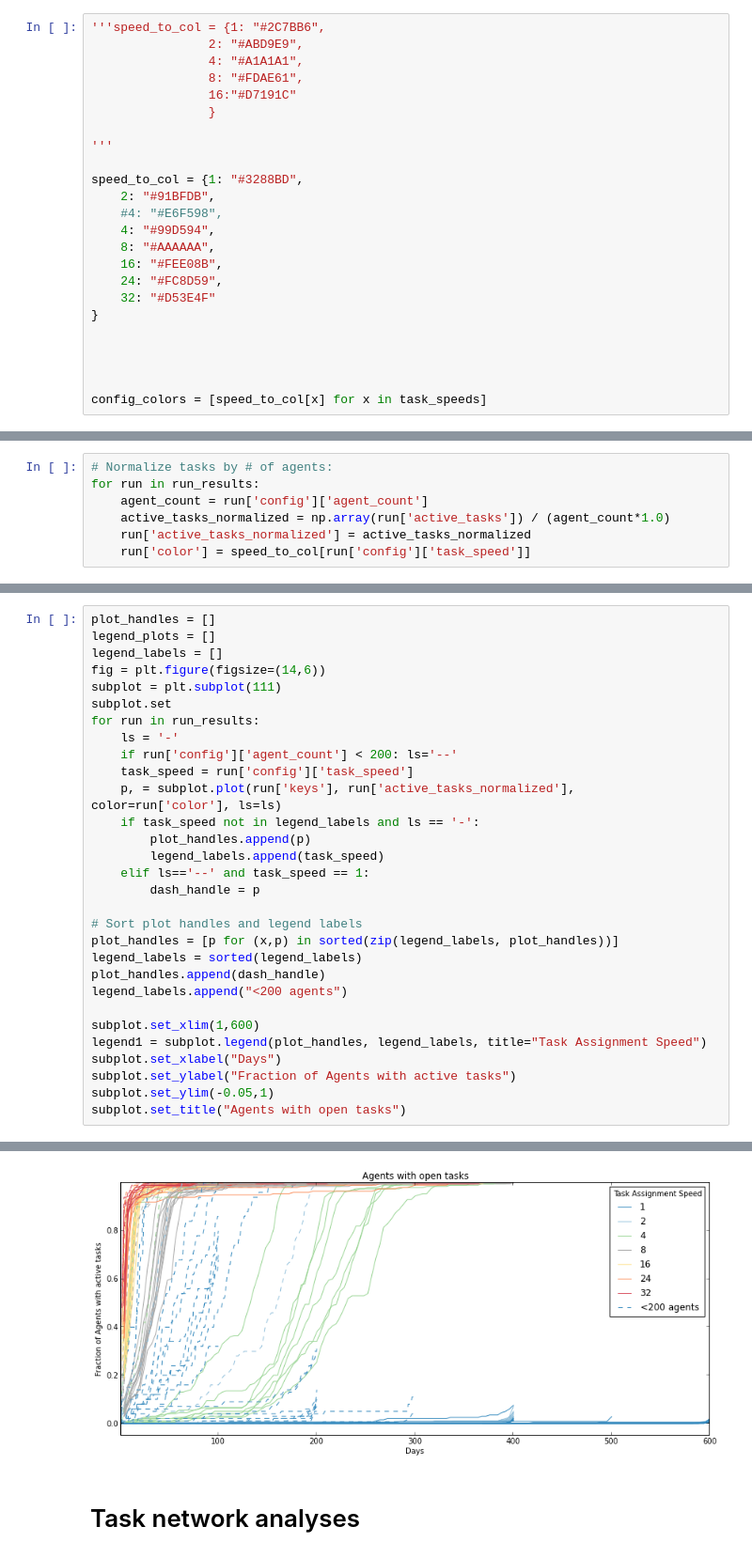
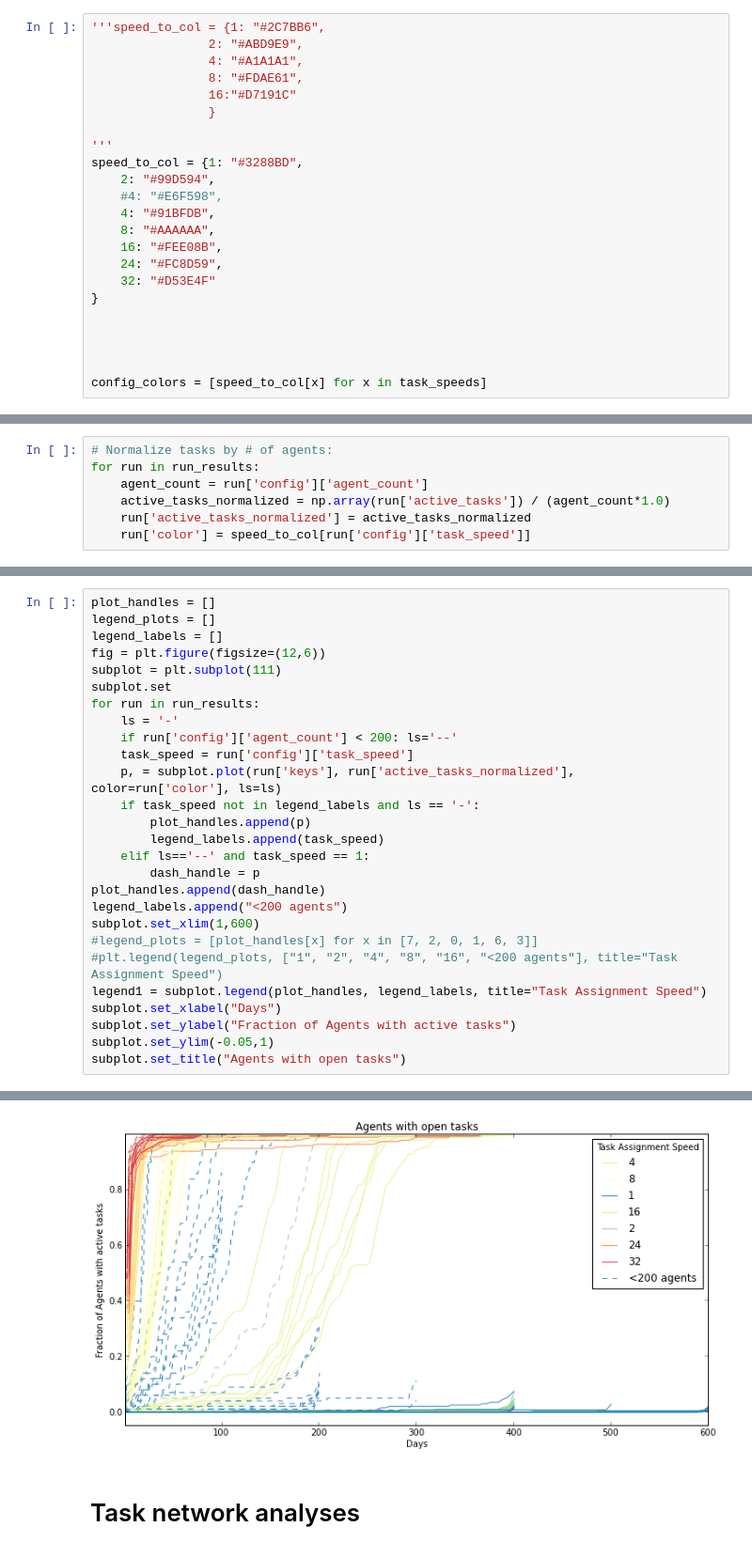
Before and after one commit to jackiekazil/goalnet, a Jupyter notebook: goalnet/analysis/Analysis 2.ipynb, the cells around one changed output, grey strips where cells are left out. Shown at 94% size. Drawn from its saved outputs; the diff is of its cells as text.

Commit message:
Revert "Updated visualization"
This reverts commit a19c5353424863da163baa77183f8b9d42ad8e24.

```diff
--- a/goalnet/analysis/Analysis 2.ipynb
+++ b/goalnet/analysis/Analysis 2.ipynb
@@ -80,11 +77,10 @@ for config in all_configs:
                 }
 
 '''
-
 speed_to_col = {1: "#3288BD",
-    2: "#91BFDB",
+    2: "#99D594",
     #4: "#E6F598",
-    4: "#99D594",
+    4: "#91BFDB",
     8: "#AAAAAA",
     16: "#FEE08B",
     24: "#FC8D59",
@@ -123,36 +123,33 @@ for run in run_results:
 # %%
 plot_handles = []
 legend_plots = []
 legend_labels = []
-fig = plt.figure(figsize=(14,6))
+fig = plt.figure(figsize=(12,6))
 subplot = plt.subplot(111)
 subplot.set
 for run in run_results:
     ls = '-'
     if run['config']['agent_count'] < 200: ls='--'
     task_speed = run['config']['task_speed']
     p, = subplot.plot(run['keys'], run['active_tasks_normalized'], color=run['color'], ls=ls)
     if task_speed not in legend_labels and ls == '-':
         plot_handles.append(p)
         legend_labels.append(task_speed)
     elif ls=='--' and task_speed == 1:
         dash_handle = p
-
-# Sort plot handles and legend labels
-plot_handles = [p for (x,p) in sorted(zip(legend_labels, plot_handles))]
-legend_labels = sorted(legend_labels)
 plot_handles.append(dash_handle)
 legend_labels.append("<200 agents")
-
 subplot.set_xlim(1,600)
+#legend_plots = [plot_handles[x] for x in [7, 2, 0, 1, 6, 3]]
+#plt.legend(legend_plots, ["1", "2", "4", "8", "16", "<200 agents"], title="Task Assignment Speed")
 legend1 = subplot.legend(plot_handles, legend_labels, title="Task Assignment Speed")
 subplot.set_xlabel("Days")
 subplot.set_ylabel("Fraction of Agents with active tasks")
 subplot.set_ylim(-0.05,1)
 subplot.set_title("Agents with open tasks")
 # %% [output]
 <matplotlib.text.Text at 0x...>
-[figure, old version]
+[figure, new version]
 # %% [markdown]
 # Task network analyses
 # %% [markdown]
```
Also changed, not shown: parts of 12 cells of this notebook, 1 other file.
